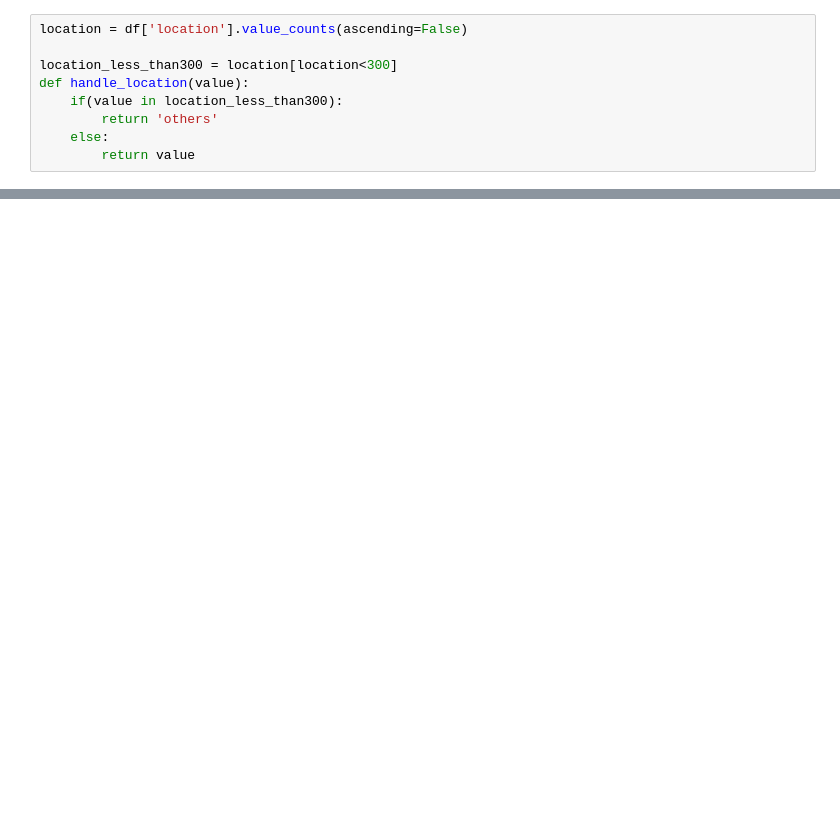
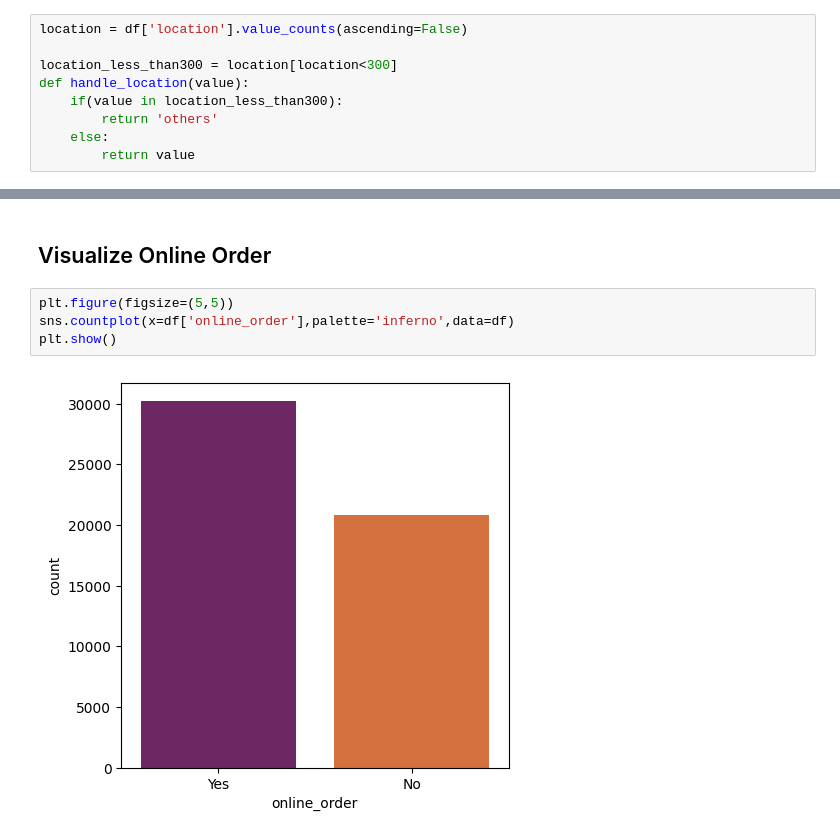
Before and after one commit to aman-singanamala/EDA-s, a Jupyter notebook: ZOMATO-DATASET/analysis.ipynb, the cells around one changed output, grey strips where cells are left out. Cells and saved outputs as stored; diff of their text form; blank space fills up the shorter version.

```diff
--- a/ZOMATO-DATASET/analysis.ipynb
+++ b/ZOMATO-DATASET/analysis.ipynb
@@ -321,0 +368,8 @@ Name: location, dtype: int64
+# %% [markdown]
+## Visualize Online Order
+# %%
+plt.figure(figsize=(5,5))
+sns.countplot(x=df['online_order'],palette='inferno',data=df)
+plt.show()
+# %% [output]
+[figure, added]
```
Also changed, not shown: parts of 31 cells of this notebook, 1 other file.
